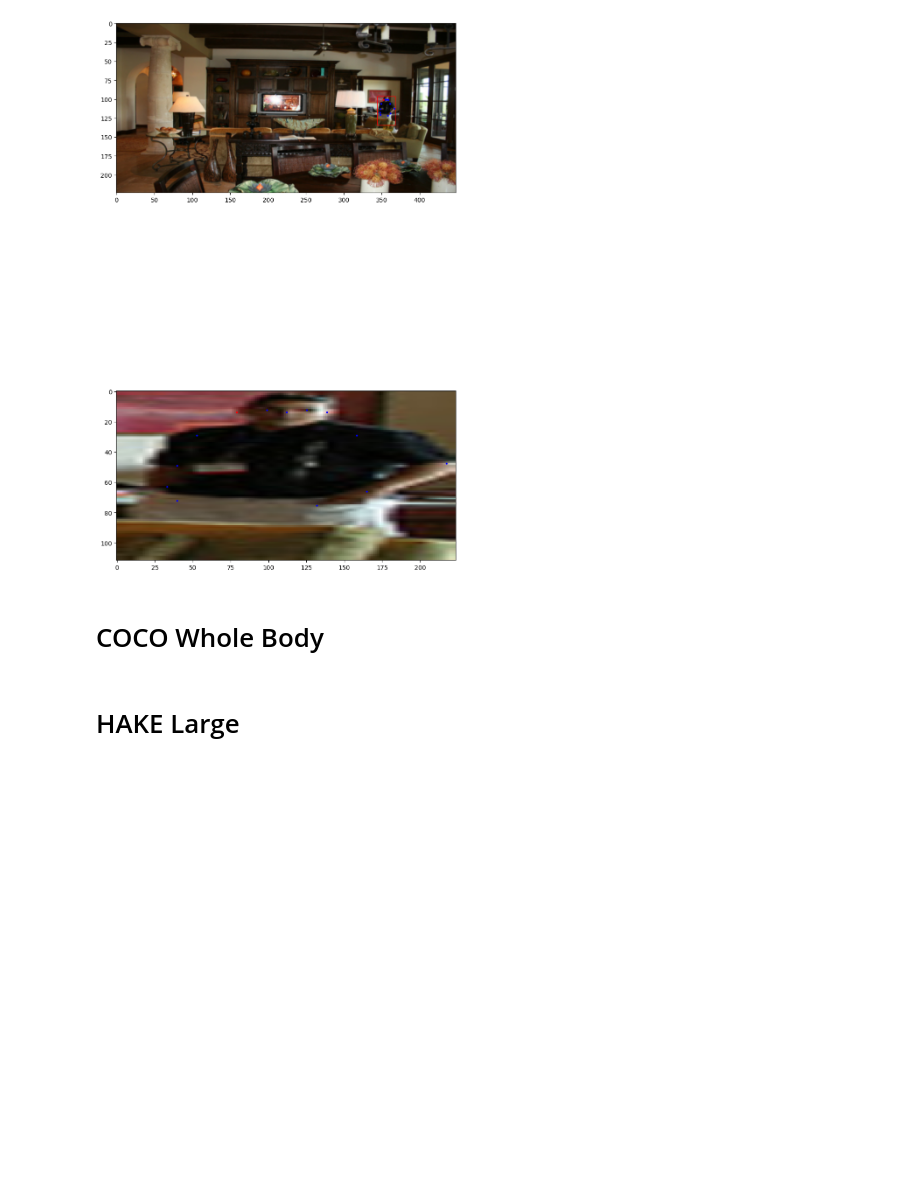
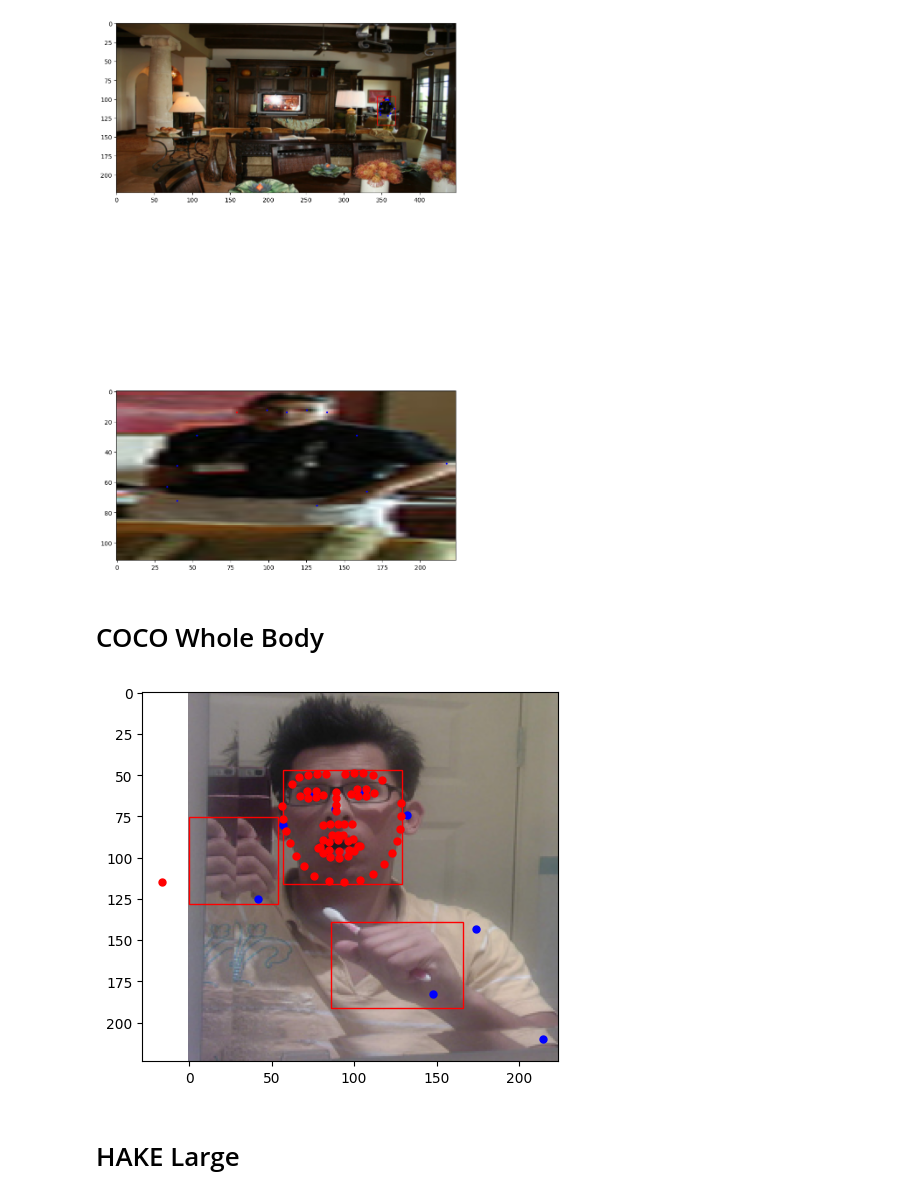
Before and after one commit to freya-aino/motion-capture, a Jupyter notebook: dataloader_test.ipynb, the cells around one changed output. Cells and saved outputs as stored; diff of their text form; code cells hidden in the pictures; blank space fills up the shorter version.

Commit message:
added cooc full body dataloader

```diff
--- a/dataloader_test.ipynb
+++ b/dataloader_test.ipynb
@@ -466,3 +564,53 @@ class COCO2017WholeBodyDataset(data.Dataset):
+# %%
+coco_wholebody_dataset = COCO2017WholeBodyDataset(
+    annotations_folder_path="//192.168.2.206/data/datasets/COCO2017/annotations",
+    image_folder_path="//192.168.2.206/data/datasets/COCO2017/images",
+    full_image_shape_WH=(448, 448),
+    person_image_shape_WH=(224, 224),
+    bodypart_image_shape_WH=(112, 112),
+    load_val_only=True)
+# %%
+test_i = 101
+
+
+_, ax = plt.subplots(1)
+
+# plot person image
+ax.imshow(coco_wholebody_dataset[test_i]["personImages"].permute(1, 2, 0).byte().numpy())
+
+# plot keypoints
+kpts = coco_wholebody_dataset[test_i]["keypoints"]
+vis = coco_wholebody_dataset[test_i]["keypointsVisibility"]
+val = coco_wholebody_dataset[test_i]["keyponitsValidity"]
+for j in range(kpts.shape[0]):
+    if vis[j]:
+        ax.plot(kpts[j][0], kpts[j][1], "bo", markersize=5)
+    elif val[j]:
+        ax.plot(kpts[j][0], kpts[j][1], "ro", markersize=5)
+
+# plot bounding boxes
+bboxes = [
+    coco_wholebody_dataset[test_i]["faceBbox"],
+    coco_wholebody_dataset[test_i]["leftHandBbox"],
+    coco_wholebody_dataset[test_i]["rightHandBbox"]
+]
+
+for bbox in bboxes:
+    x, y = bbox[0]
+    w, h = bbox[1]
+    ax.add_patch(
+        patches.Rectangle(
+            (x-w, y-h),
+            w*2, h*2,
+            linewidth=1,
+            edgecolor="red",
+            facecolor="none"))
+
+
+
+plt.show()
+# %% [output]
+[figure, added]
 # %% [markdown]
 # HAKE Large
 # %% [markdown]
```
Also changed, not shown: parts of 3 cells of this notebook, 1 other file.
